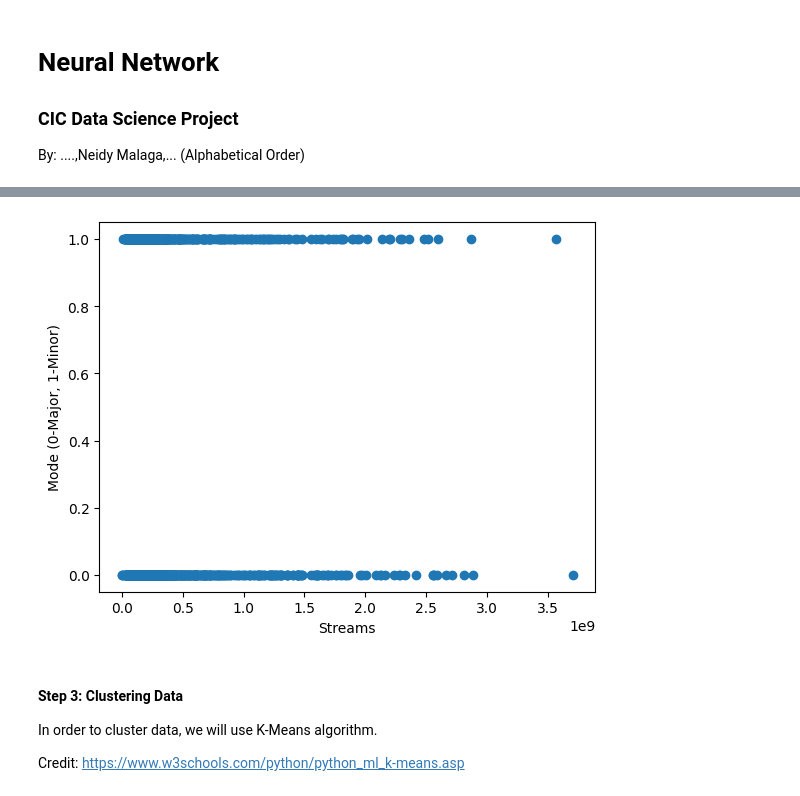
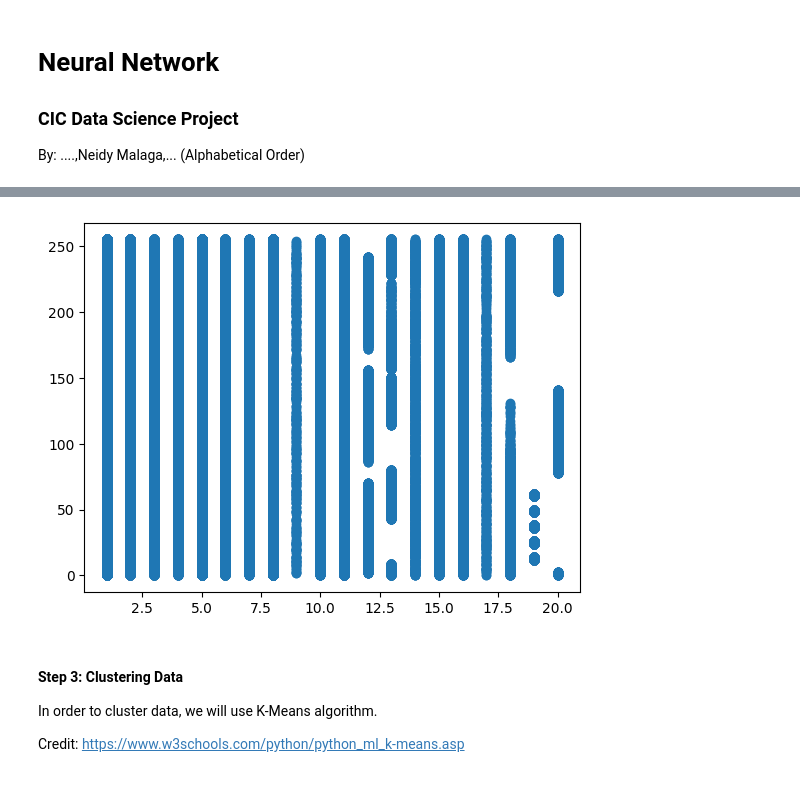
Before and after one commit to CIC-Research/Data-Science-Project, a Jupyter notebook: main.ipynb, the cells around one changed output, grey strips where cells are left out. Drawn from its saved outputs; the diff is of its cells as text; code cells hidden in the pictures.

```diff
--- a/main.ipynb
+++ b/main.ipynb
@@ -11,7 +11,17 @@ Our project compares danceability_% over streams. We start by using pandas to re
 # %%
 import pandas as pd
 
-Spotify_Data = pd.read_csv('Popular_Spotify_Songs.csv')
-Spotify_Data['mode'] = Spotify_Data['mode'].replace({'Major': 0, 'Minor': 1})
-Spotify_Data.head()
+Walmart_Data = pd.read_csv('walmart.csv')
+Walmart_Data['Product_Category'] = Walmart_Data['Product_Category'].astype('uint8')
+Walmart_Data['Purchase'] = Walmart_Data['Purchase'].astype('uint8')
+Walmart_Data['Gender'] = Walmart_Data['Gender'].map({'M': 0, 'F': 1})
+
+#Not in use yet
+Walmart_Data.drop('Product_ID', axis=1, inplace=True)
+Walmart_Data.drop('User_ID', axis=1, inplace=True)
+Walmart_Data.drop('Age', axis=1, inplace=True)
+Walmart_Data.drop('City_Category', axis=1, inplace=True)
+Walmart_Data.drop('Stay_In_Current_City_Years', axis=1, inplace=True)
+
+Walmart_Data.head()
 # %% [output]
@@ -93,17 +47,26 @@ print(Spotify_Pipeline_Data)
 # %%
 import matplotlib.pyplot as plt
 
+# #set up x,y vals
+# stream_data = Spotify_Pipeline_Data['streams']
+# mode_data = Spotify_Pipeline_Data['mode']
+#
+# #create scatterplot, annotate scatterplot, show scatterplot
+# plt.scatter(stream_data, mode_data)
+# plt.xlabel('Streams')
+# plt.ylabel('Mode (0-Major, 1-Minor)')
+# plt.show()
+
 #set up x,y vals
-stream_data = Spotify_Pipeline_Data['streams']
-mode_data = Spotify_Pipeline_Data['mode']
+y = Walmart_Data['Purchase']
+x = Walmart_Data['Product_Category']
 
 #create scatterplot, annotate scatterplot, show scatterplot
-plt.scatter(stream_data, mode_data)
-plt.xlabel('Streams')
-plt.ylabel('Mode (0-Major, 1-Minor)')
+plt.scatter(x, y)
+
 plt.show()
 # %% [output]
-[figure, old version]
+[figure, new version]
 # %% [markdown]
 #### Step 3: Clustering Data
 In order to cluster data, we will use K-Means algorithm.
```
Also changed, not shown: parts of 15 cells of this notebook, 2 other files.
